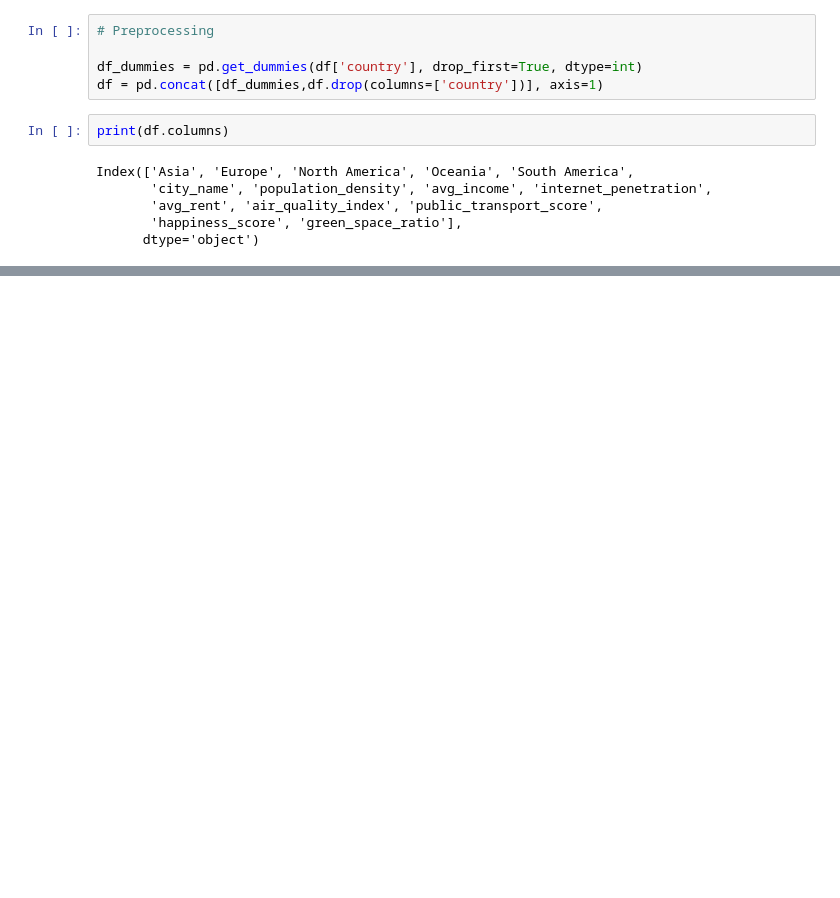
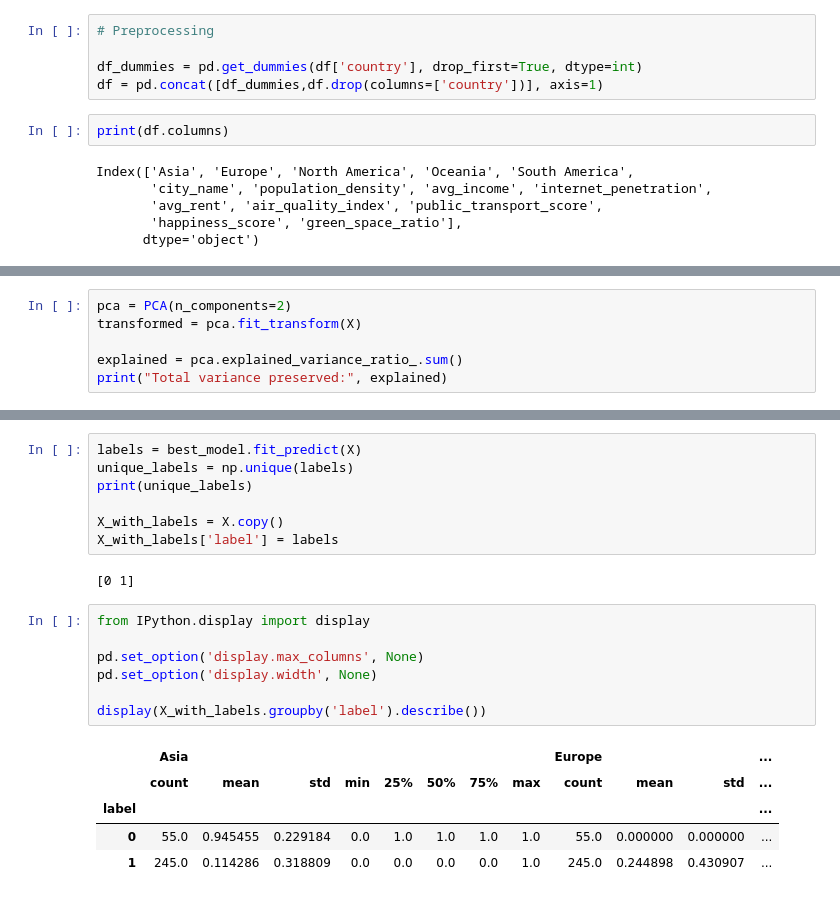
Before and after one commit to MontBru/FMI-ML-2025-2026, a Jupyter notebook: Homework2/homework2.ipynb, the cells around one changed output, grey strips where cells are left out. Saved outputs shown, nothing was run; the diff lists cells and outputs as text; blank space fills up the shorter version.

```diff
--- a/Homework2/homework2.ipynb
+++ b/Homework2/homework2.ipynb
@@ -61,0 +52,6 @@ Index(['Asia', 'Europe', 'North America', 'Oceania', 'South America',
+# %%
+pca = PCA(n_components=2)
+transformed = pca.fit_transform(X)
+
+explained = pca.explained_variance_ratio_.sum()
+print("Total variance preserved:", explained)
@@ -151,0 +242,22 @@ n_components=array([ 1,  2,  3,  4,  5,  6,  7,  8,  9, 13])
+# %%
+labels = best_model.fit_predict(X)
+unique_labels = np.unique(labels)
+print(unique_labels)
+
+X_with_labels = X.copy()
+X_with_labels['label'] = labels
+# %% [output]
+[0 1]
+# %%
+from IPython.display import display
+
+pd.set_option('display.max_columns', None)
+pd.set_option('display.width', None)
+
+display(X_with_labels.groupby('label').describe())
+# %% [output]
+|  | Asia |  |  |  |  |  |  |  | Europe |  |  | ... |
+|  | count | mean | std | min | 25% | 50% | 75% | max | count | mean | std | ... |
+| label |  |  |  |  |  |  |  |  |  |  |  | ... |
+| 0 | 55.0 | 0.945455 | 0.229184 | 0.0 | 1.0 | 1.0 | 1.0 | 1.0 | 55.0 | 0.000000 | 0.000000 | ... |
+| 1 | 245.0 | 0.114286 | 0.318809 | 0.0 | 0.0 | 0.0 | 0.0 | 1.0 | 245.0 | 0.244898 | 0.430907 | ... |
```
Also changed, not shown: parts of 18 cells of this notebook, 12 other files.
